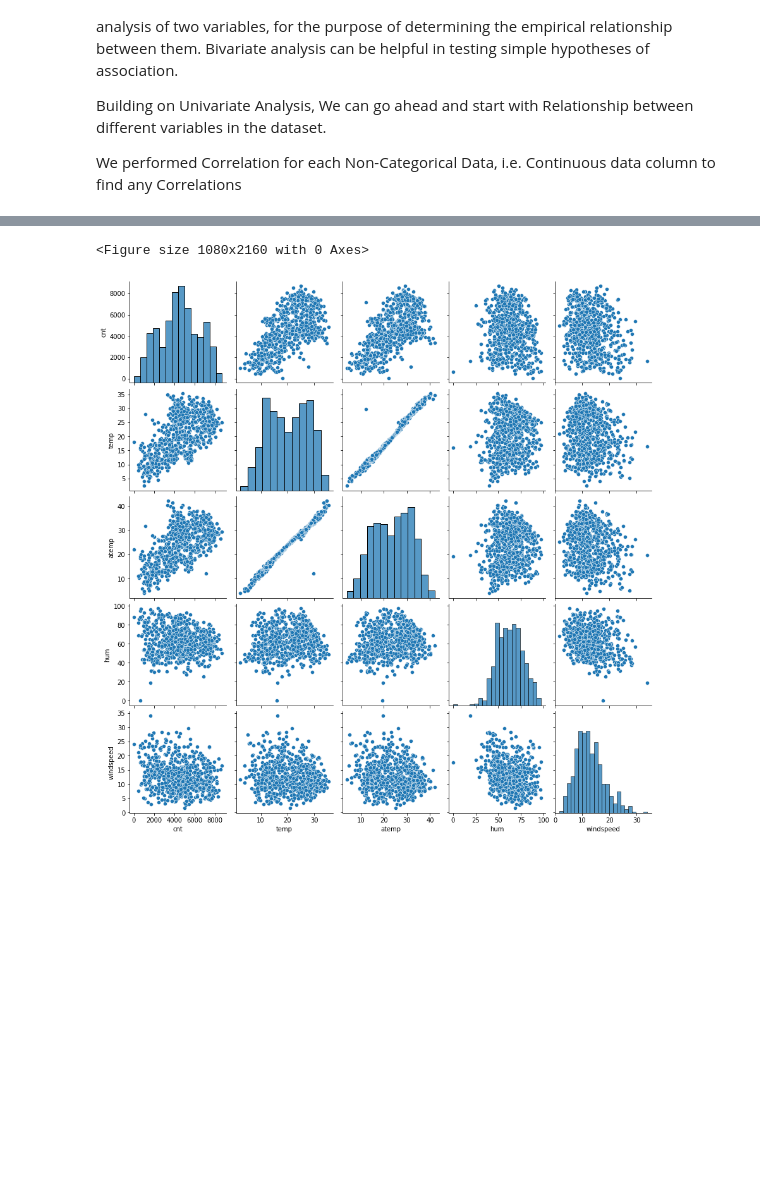
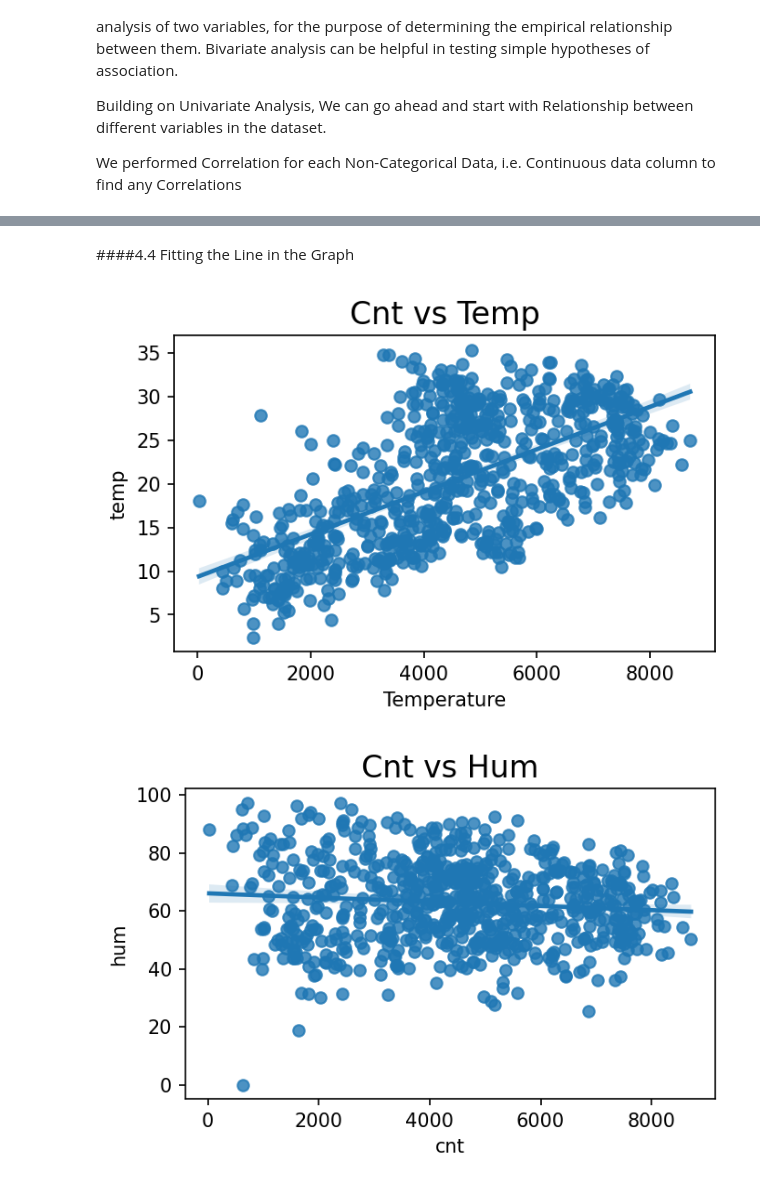
Before and after one commit to yashyennam/Bike_Sharing-Linear_Regression, a Jupyter notebook: Bike-Sharing-Assignment.ipynb, the cells around one changed output, grey strips where cells are left out. Cells and saved outputs as stored; diff of their text form; code cells hidden in the pictures; blank space fills up the shorter version.

Commit message:
First Version

```diff
--- a/Bike-Sharing-Assignment.ipynb
+++ b/Bike-Sharing-Assignment.ipynb
@@ -78,8 +78,8 @@ df.describe()
 # %% [markdown]
 ### 2.2 Deriving New Data Columns using the columns which are available
 # %%
-# Converting the date column to get quater
-df['quarter'] = df['dteday'].dt.to_period('Q')
+# # Converting the date column to get quater
+# df['quarter'] = df['dteday'].dt.to_period('Q')
 
 # Creating a new column to check if its first day or last day of Month
 df['start_of_month'] = df['dteday'].dt.is_month_start.astype(int)
@@ -98,3 +98,9 @@ def week_of_month(tgtdate):
     return (tgtdate - startdate).days //7 + 1
 
 df['week_of_month'] = df['dteday'].apply(week_of_month)
+
+# # Deriving Quarters for in coded for both year
+# def q_num(m):
+#   return int(str(m)[-1])
+
+# df['quarter'] = df['quarter'].apply(q_num)
@@ -100,0 +128,6 @@ df['week_of_month'] = df['dteday'].apply(week_of_month)
+# %%
+# Bucket = [0, 13.0, 20.4, 26.88, 35.32, 99999999999]
+# Bucket = [0, 8.75, 17.5, 26.25, 99999999999]
+Bucket = [0, 5.0, 10.0, 15.0, 20.0, 25.0, 30.0, 99999999999]
+df['temp_cat'] = df['temp'].value_counts(bins=Bucket)
+df['temp_cat'].unique()
@@ -117,6 +152,9 @@ df.drop(['registered'], axis = 1, inplace = True)
 
 # Droping the dteday since date is not relavent here
 df.drop(['dteday'], axis = 1, inplace = True)
+
+# Droping the atemp since it is highly correlated to temp
+df.drop(['atemp'], axis = 1, inplace = True)
 # %% [markdown]
 ### 3.2 Check for Missing values
 
@@ -196,5 +247,11 @@ df.mnth = df.mnth.replace({1: 'jan',2: 'feb',3: 'mar',4: 'apr',5: 'may',6: 'jun'
                   7: 'jul',8: 'aug',9: 'sept',10: 'oct',11: 'nov',12: 'dec'})
 
 df.weekday = df.weekday.replace({0: 'sun',1: 'mon',2: 'tue',3: 'wed',4: 'thu',5: 'fri',6: 'sat'})
+
+[  4,  56, 160, 138, 130, 170,  72]
+# df.temp_cat = df.temp_cat.replace({37: 'very_low', 254: 'low', 237: 'medium', 202: 'High'})
+df.temp_cat = df.temp_cat.replace({4: 'very_low', 56: 'low', 160: 'medium', 138: 'above_med', 130:'high', 170:'very_high', 72:'extremly_high'})
+# df.quarter = df.quarter.replace({1:'first_q', 2:'second_q', 3:'third_q', 4:'fourth_q'})
+df.week_of_month = df.week_of_month.replace({1:'week_1', 2:'week_2', 3:'week_3', 4:'week_4', 5:'week_5', 0:'week_0'})
 df.head()
 # %% [output]
@@ -255,7 +371,17 @@ We performed Correlation for each Non-Categorical Data, i.e. Continuous data col
+# %% [markdown]
+####4.4 Fitting the Line in the Graph
+# %%
+plt.figure(figsize=(5,3),dpi=150)
+plt.title("Cnt vs Temp",fontsize=16)
+sns.regplot(data=df,x="cnt",y="temp")
+plt.xlabel("Temperature")
+plt.show()
+# %% [output]
+[figure, added]
 # %%
-plt.figure(figsize = (15,30))
-sns.pairplot(data=df,vars=['cnt', 'temp', 'atemp', 'hum','windspeed'])
+plt.figure(figsize=(5,3),dpi=150)
+plt.title("Cnt vs Hum",fontsize=16)
+sns.regplot(data=df,x="cnt",y="hum")
 plt.show()
 # %% [output]
-<Figure size 1080x2160 with 0 Axes>
-[figure, old version]
+[figure, new version]
```
Also changed, not shown: parts of 77 cells of this notebook.
